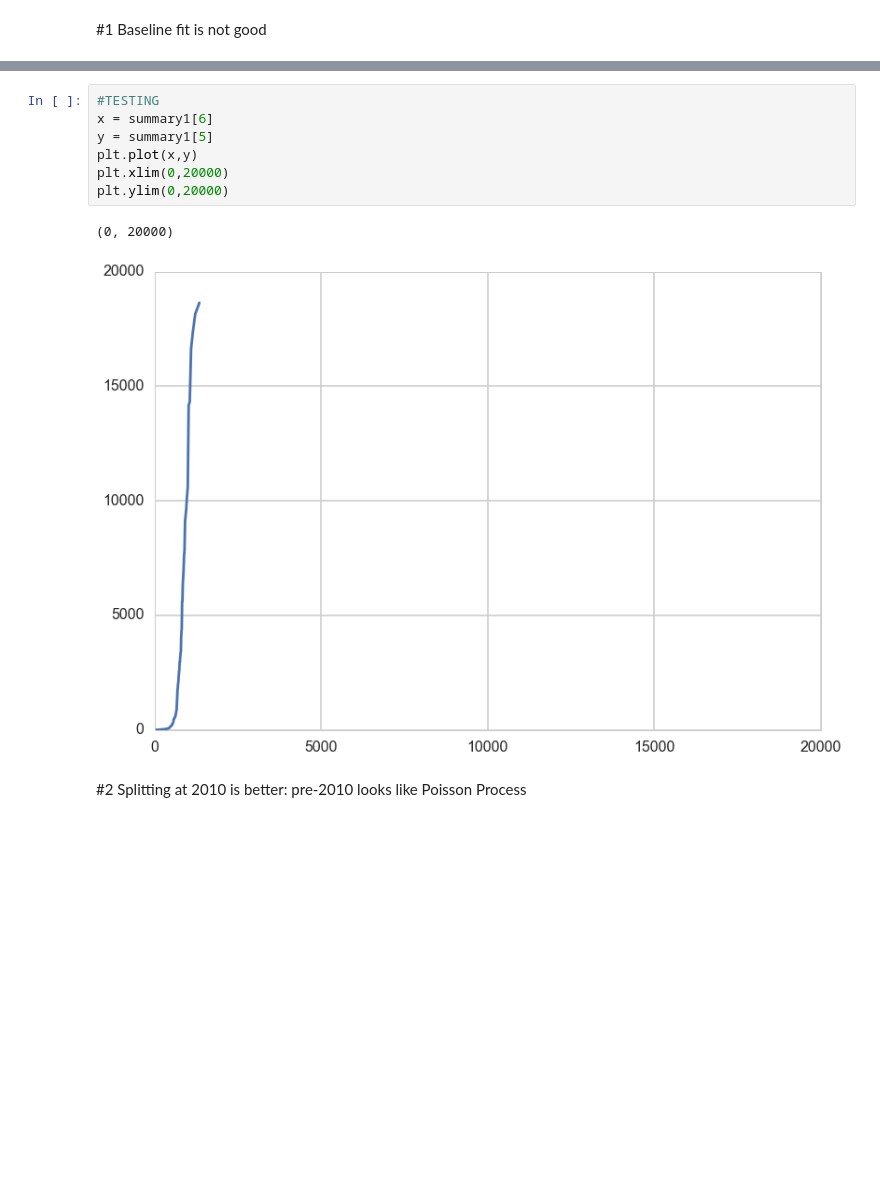
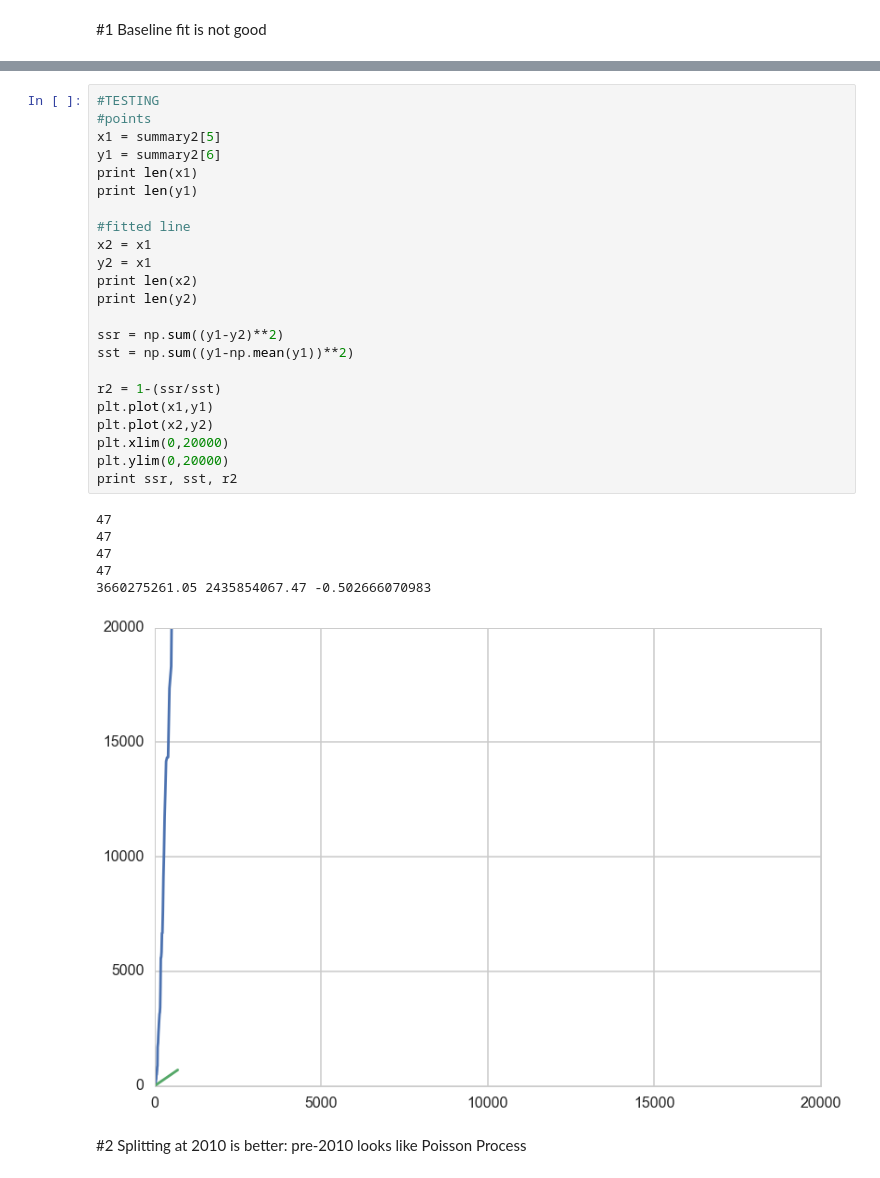
Before and after one commit to tperol/earthquake-clusters, a Jupyter notebook: eric_prefinal.ipynb, the cells around one changed output, grey strips where cells are left out. Cells and saved outputs as stored; diff of their text form; blank space fills up the shorter version.

Commit message:
r2 for prob plot

```diff
--- a/eric_prefinal.ipynb
+++ b/eric_prefinal.ipynb
@@ -264,16 +266,36 @@ MSE = 1457046.05289
 array([     0.        ,      0.        ,      0.        , ...,
         17351.1077778 ,  18149.46083333,  18643.24805558])
 [figure]
-# %%
-#TESTING
-x = summary1[6]
-y = summary1[5]
-plt.plot(x,y)
-plt.xlim(0,20000)
-plt.ylim(0,20000)
-# %% [output]
-(0, 20000)
-[figure, removed]
+# %%
+#TESTING
+#points
+x1 = summary2[5]
+y1 = summary2[6]
+print len(x1)
+print len(y1)
+
+#fitted line
+x2 = x1
+y2 = x1
+print len(x2)
+print len(y2)
+
+ssr = np.sum((y1-y2)**2)
+sst = np.sum((y1-np.mean(y1))**2)
+
+r2 = 1-(ssr/sst)
+plt.plot(x1,y1)
+plt.plot(x2,y2)
+plt.xlim(0,20000)
+plt.ylim(0,20000)
+print ssr, sst, r2
+# %% [output]
+47
+47
+47
+47
+3660275261.05 2435854067.47 -0.502666070983
+[figure, added]
 # %% [markdown]
 #2 Splitting at 2010 is better: pre-2010 looks like Poisson Process
 # %% [markdown]
```
Also changed, not shown: parts of 3 cells of this notebook.
